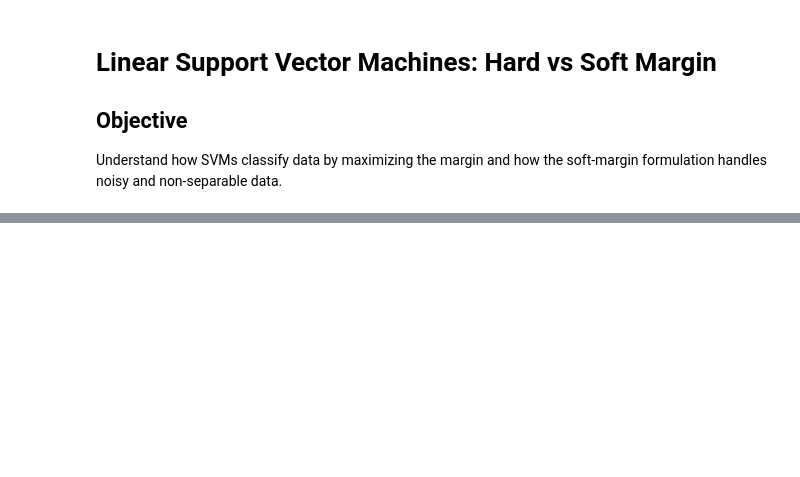
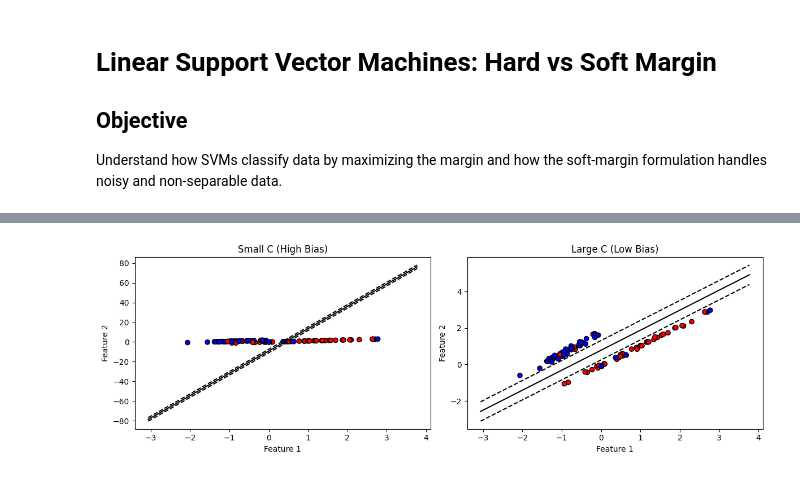
Before and after one commit to architsh007/hands-on-ml-geron, a Jupyter notebook: 05_support_vector_machines/notebooks/01_linear_svm_hard_vs_soft_margin.ipynb, the cells around one changed output, grey strips where cells are left out. Drawn from its saved outputs; the diff is of its cells as text; code cells hidden in the pictures; blank space fills up the shorter version.

```diff
--- a/05_support_vector_machines/notebooks/01_linear_svm_hard_vs_soft_margin.ipynb
+++ b/05_support_vector_machines/notebooks/01_linear_svm_hard_vs_soft_margin.ipynb
@@ -53,0 +86,38 @@ plot_svm_decision_boundary(hard_svm, X, y)
+# %%
+def plot_svm_decision_boundary(model, X, y, ax):
+    w = model.coef_[0]
+    b = model.intercept_[0]
+
+    x0 = np.linspace(X[:, 0].min() - 1, X[:, 0].max() + 1, 200)
+    x1 = -(w[0] * x0 + b) / w[1]
+
+    margin = 1 / np.linalg.norm(w)
+    x1_up = x1 + margin
+    x1_down = x1 - margin
+
+    ax.scatter(X[:, 0], X[:, 1], c=y, cmap="bwr", edgecolors="k")
+    ax.plot(x0, x1, "k-", label="Decision boundary")
+    ax.plot(x0, x1_up, "k--")
+    ax.plot(x0, x1_down, "k--")
+
+    ax.set_xlabel("Feature 1")
+    ax.set_ylabel("Feature 2")
+# %%
+svm_low_C = SVC(kernel="linear", C=0.01)
+svm_high_C = SVC(kernel="linear", C=100)
+
+svm_low_C.fit(X_noisy, y_noisy)
+svm_high_C.fit(X_noisy, y_noisy)
+
+fig, axes = plt.subplots(1, 2, figsize=(12, 4))
+
+plot_svm_decision_boundary(svm_low_C, X_noisy, y_noisy, axes[0])
+axes[0].set_title("Small C (High Bias)")
+
+plot_svm_decision_boundary(svm_high_C, X_noisy, y_noisy, axes[1])
+axes[1].set_title("Large C (Low Bias)")
+
+plt.tight_layout()
+plt.show()
+# %% [output]
+[figure, added]
```
Also changed, not shown: parts of 7 cells of this notebook.
